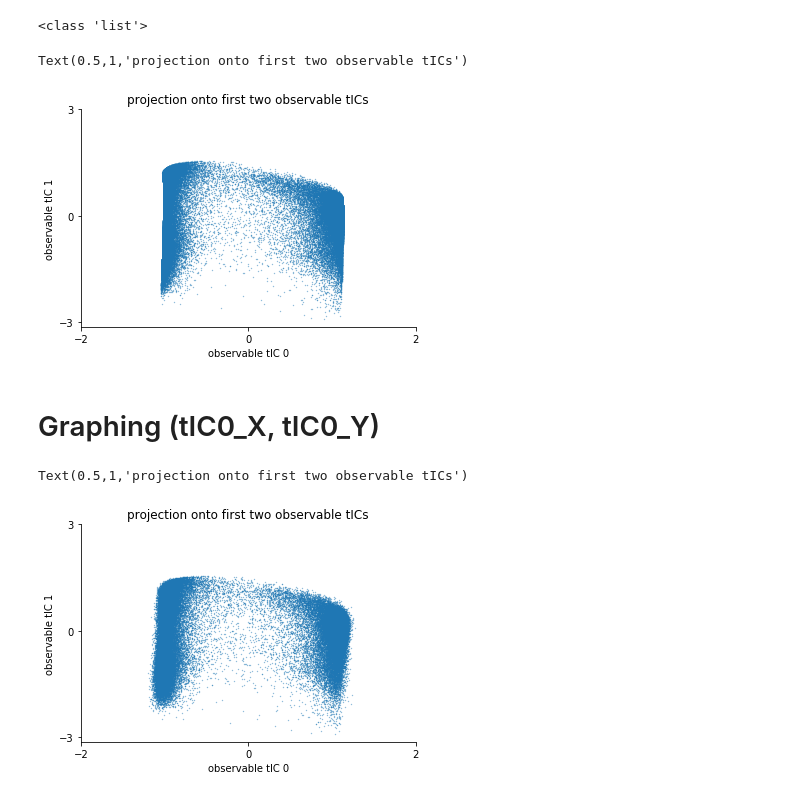
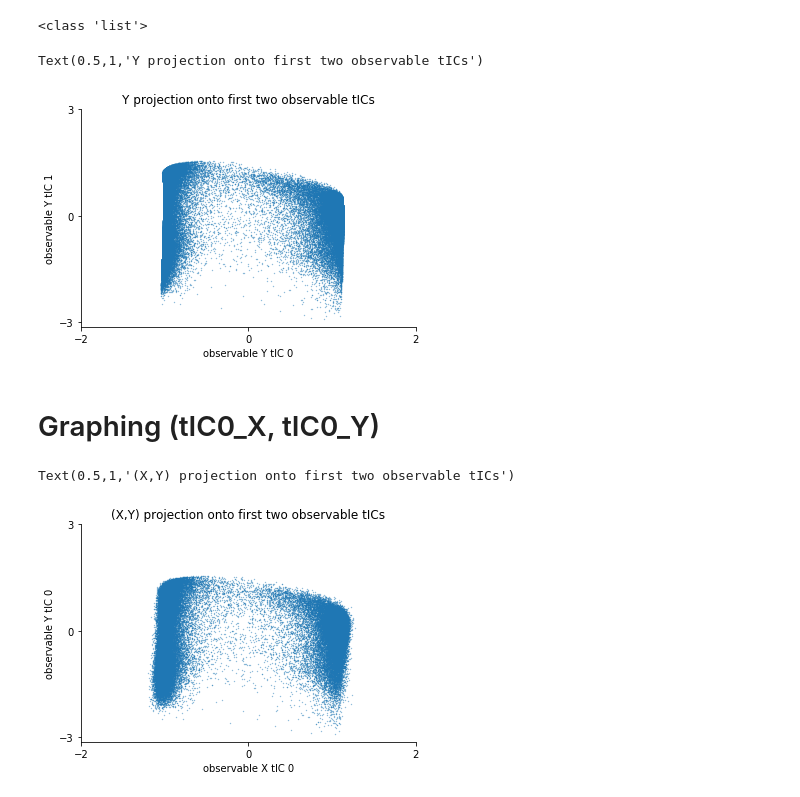
Before and after one commit to choderalab/observable-tica, a Jupyter notebook: noteboooks/reg-tica-comparison.ipynb, the cells around one changed output. Cells and saved outputs as stored; diff of their text form; code cells hidden in the pictures.

```diff
--- a/noteboooks/reg-tica-comparison.ipynb
+++ b/noteboooks/reg-tica-comparison.ipynb
@@ -51,28 +51,28 @@ obj_y = np.array(obj_y)
 # %%
 ax = plt.subplot(111)
 plt.scatter(obj_y.T[0], obj_y.T[1], s=0.1, alpha=0.7)
-plt.xlabel('observable tIC 0')
-plt.ylabel('observable tIC 1')
+plt.xlabel('observable Y tIC 0')
+plt.ylabel('observable Y tIC 1')
 ax.spines['right'].set_visible(False)
 ax.spines['top'].set_visible(False)
 plt.xticks([-2,0,2])
 plt.yticks([-3,0,3])
-plt.title('projection onto first two observable tICs')
+plt.title('Y projection onto first two observable tICs')
 # %% [output]
-Text(0.5,1,'projection onto first two observable tICs')
+Text(0.5,1,'Y projection onto first two observable tICs')
-[figure, old version]
+[figure, new version]
 # %% [markdown]
 # Graphing (tIC0_X, tIC0_Y)
 # %%
 ax = plt.subplot(111)
 plt.scatter(obj_x.T[0], obj_y.T[1], s=0.1, alpha=0.7)
-plt.xlabel('observable tIC 0')
-plt.ylabel('observable tIC 1')
+plt.xlabel('observable X tIC 0')
+plt.ylabel('observable Y tIC 0')
 ax.spines['right'].set_visible(False)
 ax.spines['top'].set_visible(False)
 plt.xticks([-2,0,2])
 plt.yticks([-3,0,3])
-plt.title('projection onto first two observable tICs')
+plt.title('(X,Y) projection onto first two observable tICs')
 # %% [output]
-Text(0.5,1,'projection onto first two observable tICs')
+Text(0.5,1,'(X,Y) projection onto first two observable tICs')
-[figure, old version]
+[figure, new version]
```
Also changed, not shown: parts of 1 cell of this notebook, 3 other files.
